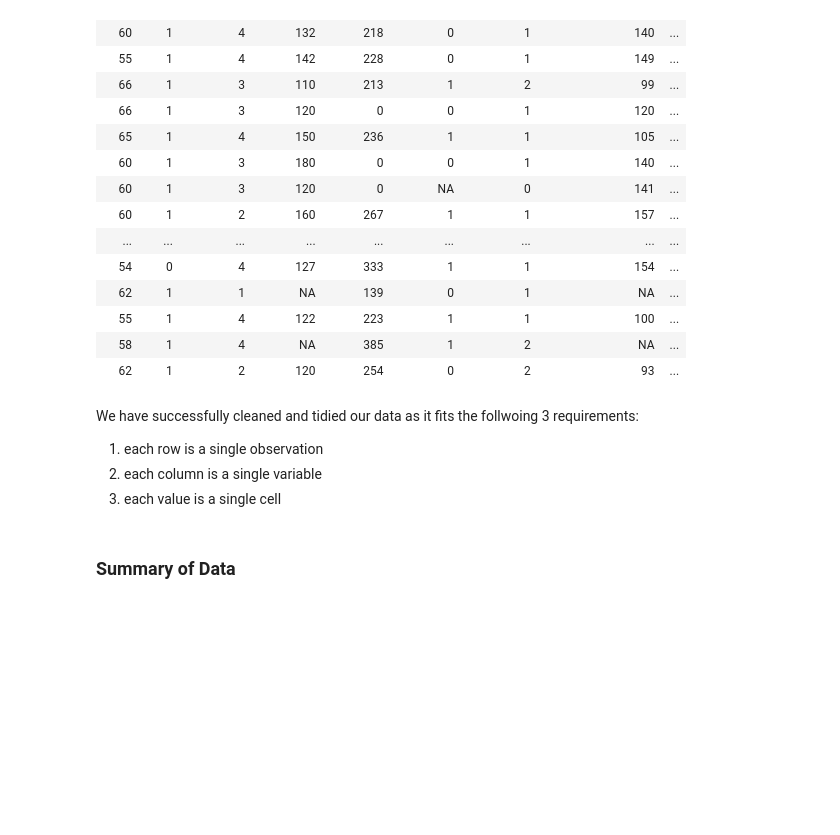
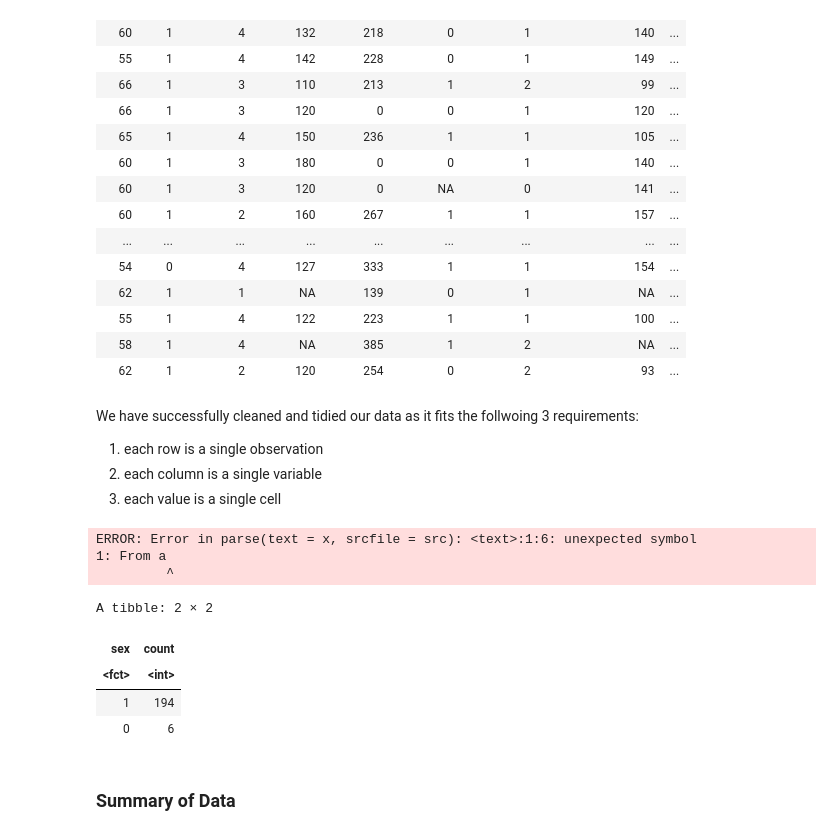
Before and after one commit to Majordingus2/group12-dsci-project, a Jupyter notebook: Group Proposal.ipynb, the cells around one changed output. Drawn from its saved outputs; the diff is of its cells as text; code cells hidden in the pictures; blank space fills up the shorter version.

```diff
--- a/Group Proposal.ipynb
+++ b/Group Proposal.ipynb
@@ -102,6 +84,25 @@ We have successfully cleaned and tidied our data as it fits the follwoing 3 requ
 1. each row is a single observation
 2. each column is a single variable
 3. each value is a single cell
+# %%
+From a quick inspection of the data, we also notice that there are lots of males in the data set. Doing a quick count, we see that there are much more
+males than females in our data set. Thus, sex is probably not a good variable to use in our analyses.
+# %% [output]
+ERROR: Error in parse(text = x, srcfile = src): <text>:1:6: unexpected symbol
+1: From a
+         ^
+# %%
+count_sex <- va_heart_data_clean |>
+   group_by(sex) |>
+   summarize(count=n())
+
+count_sex
+# %% [output]
+A tibble: 2 × 2
+| sex | count |
+| <fct> | <int> |
+| 1 | 194 |
+| 0 | 6 |
 # %% [markdown]
 ### Summary of Data
 # %% [markdown]
```
Also changed, not shown: parts of 13 cells of this notebook.
